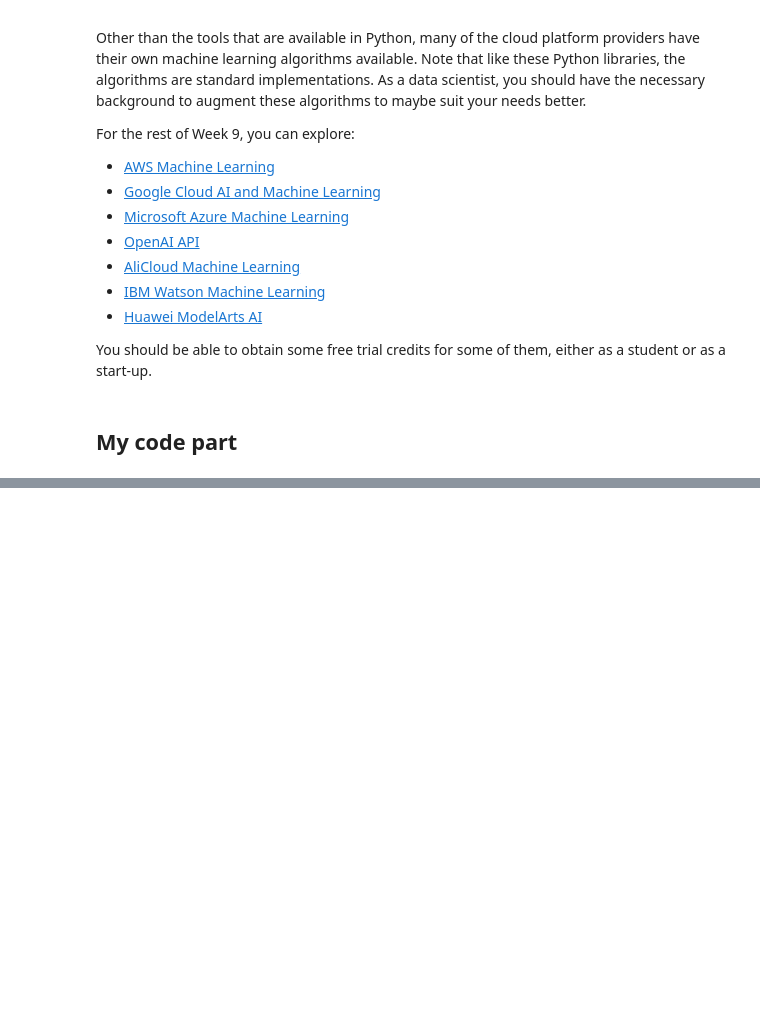
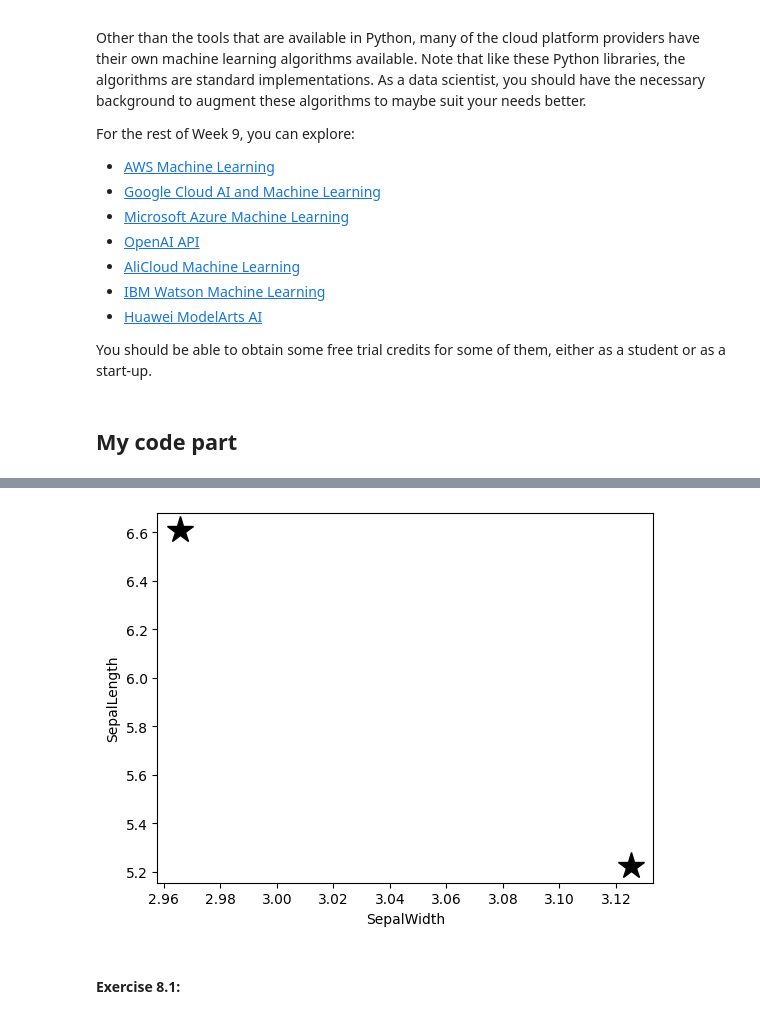
Before and after one commit to arthur5775/HW_DataScienceLifeCycle, a Jupyter notebook: Laboratories/Lab 8 Clustering and Classification/DataScienceLifeCycleLab8.ipynb, the cells around one changed output, grey strips where cells are left out. Drawn from its saved outputs; the diff is of its cells as text; code cells hidden in the pictures; blank space fills up the shorter version.

```diff
--- a/Laboratories/Lab 8 Clustering and Classification/DataScienceLifeCycleLab8.ipynb
+++ b/Laboratories/Lab 8 Clustering and Classification/DataScienceLifeCycleLab8.ipynb
@@ -427,0 +506,14 @@ You should be able to obtain some free trial credits for some of them, either as
+# %%
+plt.plot(
+    kmeans.cluster_centers_[:,0],
+    kmeans.cluster_centers_[:,1],
+    'k*',
+    markersize=20
+)
+plt.xlabel('SepalWidth')
+plt.ylabel('SepalLength')
+plt.show()
+# %% [output]
+[figure, added]
+# %% [markdown]
+#### Exercise 8.1:
```
Also changed, not shown: parts of 55 cells of this notebook.
